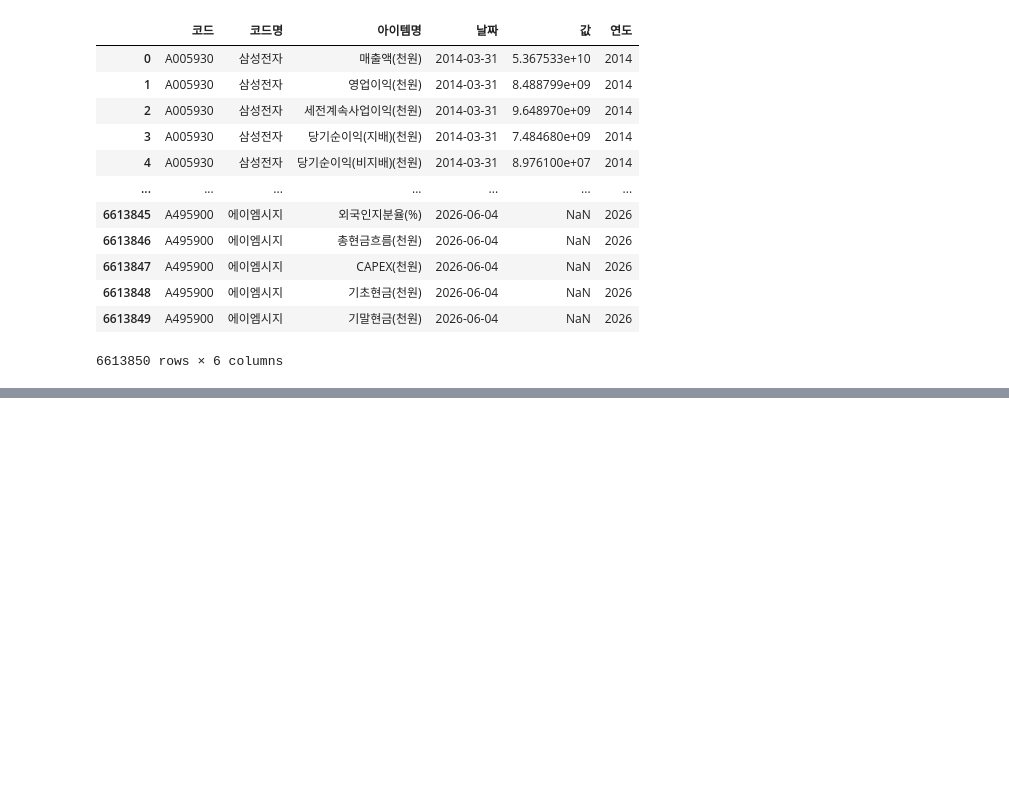
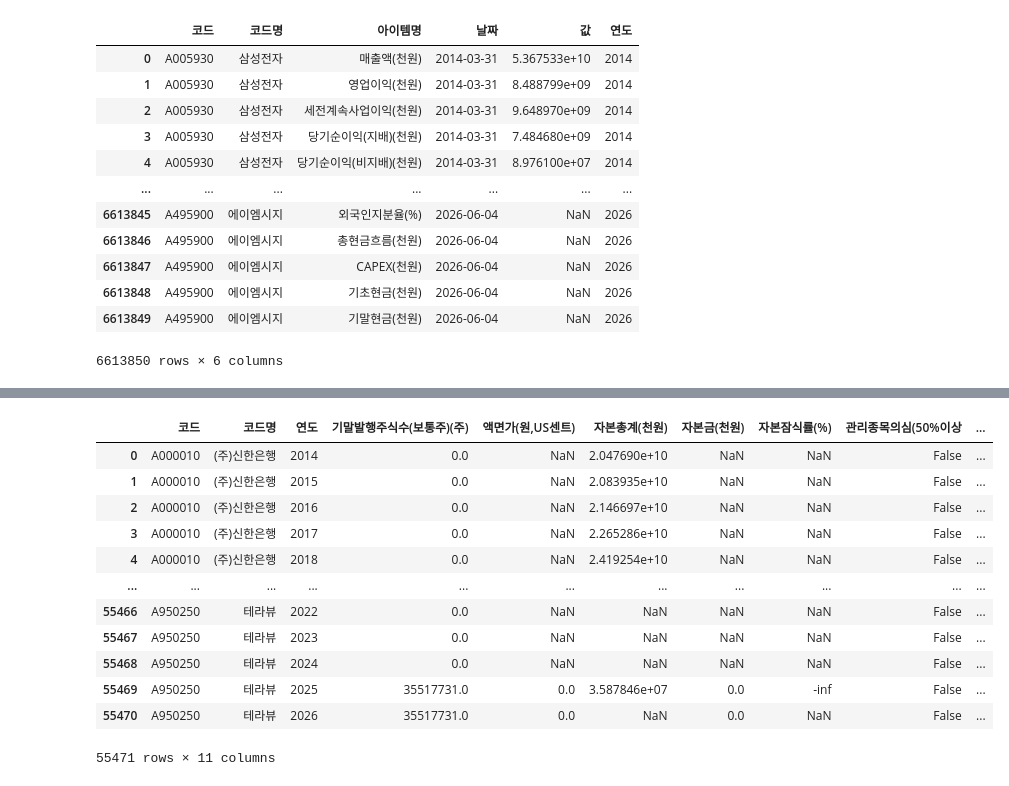
Before and after one commit to HBeen90/beginnercode, a Jupyter notebook: jupyter/practice.ipynb, the cells around one changed output, grey strips where cells are left out. Cells and saved outputs as stored; diff of their text form; code cells hidden in the pictures; blank space fills up the shorter version.

```diff
--- a/jupyter/practice.ipynb
+++ b/jupyter/practice.ipynb
@@ -69,3 +69,14 @@ df_long
 | 6613848 | A495900 | 에이엠시지 | 기초현금(천원) | 2026-06-04 | NaN | 2026 |
 | 6613849 | A495900 | 에이엠시지 | 기말현금(천원) | 2026-06-04 | NaN | 2026 |
 6613850 rows × 6 columns
+# %%
+# 필요한 항목만 추출 (자본총계, 액면가, 기말발행주식수)
+
+target_items = ['자본총계(천원)', '액면가(원,US센트)', '기말발행주식수(보통주)(주)']
+sub_df = df_long[df_long['아이템명'].isin(target_items)]
+# %%
+# 각 연도의 '마지막 분기(연말)' 값만 선택
+
+year_end = (
+    sub_df.sort_values('날짜').groupby(['코드', '코드명', '아이템명', '연도']).last().reset_index()
+)
@@ -71,0 +99,7 @@ df_long
+# %%
+# 아이템명을 컬럼으로 피벗 -> 새로운 테이블 짜기
+pivot = year_end.pivot_table(index =['코드', '코드명', '연도'],
+                             columns='아이템명',
+                             values = '값').reset_index()
+pivot.columns.name = None
+pivot
@@ -71,0 +120,7 @@ df_long
+# %%
+# 자본금 계산
+# 자본총계 -> 천원 단위, 액면가 -> 원 단위
+# 자본금 = 액면가(원) x 발행주식수(주)
+# 차본금(천원) = 자본금(원) / 1000
+pivot['자본금(천원)'] = pivot['액면가(원,US센트)'] * pivot['기말발행주식수(보통주)(주)'] /1000
+pivot
@@ -71,0 +141,21 @@ df_long
+# %%
+# 부실 의심 플래그
+# 자본잠식률 50% 이상
+pivot['자본잠식률(%)'] = (pivot['자본금(천원)']-pivot['자본총계(천원)'])/pivot['자본금(천원)'] * 100
+pivot['관리종목의심(50%이상)'] = pivot['자본잠식률(%)'] >= 50
+pivot['완전자본잠식'] = pivot['자본총계(천원)'] <= 0
+pivot
+# %% [output]
+|  | 코드 | 코드명 | 연도 | 기말발행주식수(보통주)(주) | 액면가(원,US센트) | 자본총계(천원) | 자본금(천원) | 자본잠식률(%) | 관리종목의심(50%이상 | ... |
+| 0 | A000010 | (주)신한은행 | 2014 | 0.0 | NaN | 2.047690e+10 | NaN | NaN | False | ... |
+| 1 | A000010 | (주)신한은행 | 2015 | 0.0 | NaN | 2.083935e+10 | NaN | NaN | False | ... |
+| 2 | A000010 | (주)신한은행 | 2016 | 0.0 | NaN | 2.146697e+10 | NaN | NaN | False | ... |
+| 3 | A000010 | (주)신한은행 | 2017 | 0.0 | NaN | 2.265286e+10 | NaN | NaN | False | ... |
+| 4 | A000010 | (주)신한은행 | 2018 | 0.0 | NaN | 2.419254e+10 | NaN | NaN | False | ... |
+| ... | ... | ... | ... | ... | ... | ... | ... | ... | ... | ... |
+| 55466 | A950250 | 테라뷰 | 2022 | 0.0 | NaN | NaN | NaN | NaN | False | ... |
+| 55467 | A950250 | 테라뷰 | 2023 | 0.0 | NaN | NaN | NaN | NaN | False | ... |
+| 55468 | A950250 | 테라뷰 | 2024 | 0.0 | NaN | NaN | NaN | NaN | False | ... |
+| 55469 | A950250 | 테라뷰 | 2025 | 35517731.0 | 0.0 | 3.587846e+07 | 0.0 | -inf | False | ... |
+| 55470 | A950250 | 테라뷰 | 2026 | 35517731.0 | 0.0 | NaN | 0.0 | NaN | False | ... |
+55471 rows × 11 columns
```
Also changed, not shown: parts of 30 cells of this notebook.
